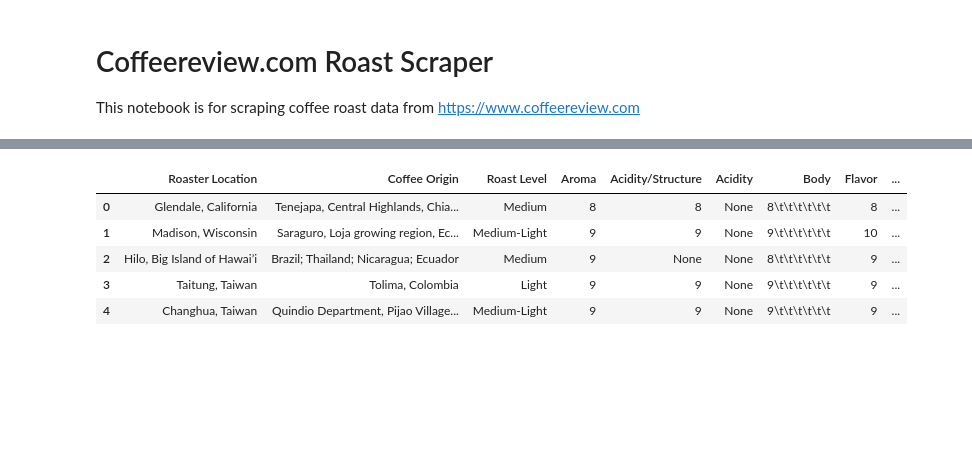
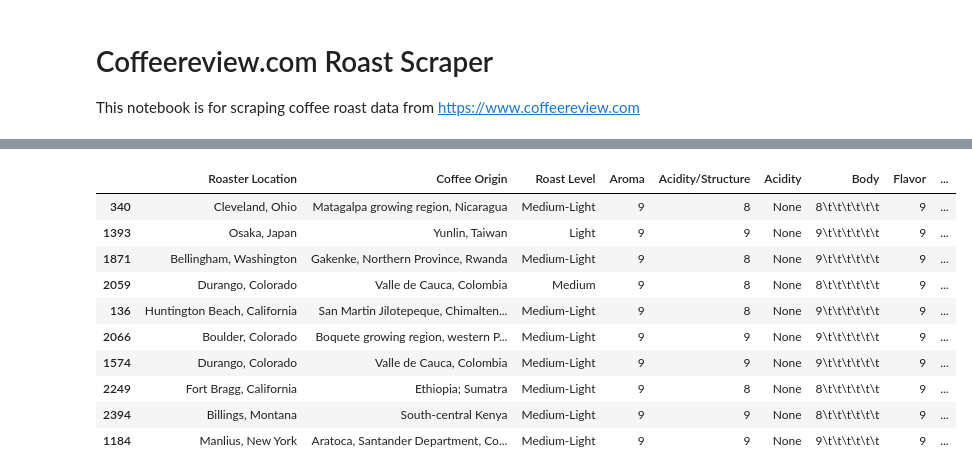
Before and after one commit to tynardone/coffee-reviews-analysis, a Jupyter notebook: coffee-review-scrape.ipynb, the cells around one changed output, grey strips where cells are left out. Drawn from its saved outputs; the diff is of its cells as text; code cells hidden in the pictures; blank space fills up the shorter version.

```diff
--- a/coffee-review-scrape.ipynb
+++ b/coffee-review-scrape.ipynb
@@ -186,13 +184,18 @@ KeyboardInterrupt:
 # %%
 df_roast = pd.DataFrame(roast_data)
-df_roast.head()
+df_roast.sample(10)
 # %% [output]
 |  | Roaster Location | Coffee Origin | Roast Level | Aroma | Acidity/Structure | Acidity | Body | Flavor | ... |
-| 0 | Glendale, California | Tenejapa, Central Highlands, Chia... | Medium | 8 | 8 | None | 8\t\t\t\t\t\t | 8 | ... |
-| 1 | Madison, Wisconsin | Saraguro, Loja growing region, Ec... | Medium-Light | 9 | 9 | None | 9\t\t\t\t\t\t | 10 | ... |
-| 2 | Hilo, Big Island of Hawai’i | Brazil; Thailand; Nicaragua; Ecuador | Medium | 9 | None | None | 8\t\t\t\t\t\t | 9 | ... |
-| 3 | Taitung, Taiwan | Tolima, Colombia | Light | 9 | 9 | None | 9\t\t\t\t\t\t | 9 | ... |
-| 4 | Changhua, Taiwan | Quindio Department, Pijao Village... | Medium-Light | 9 | 9 | None | 9\t\t\t\t\t\t | 9 | ... |
+| 340 | Cleveland, Ohio | Matagalpa growing region, Nicaragua | Medium-Light | 9 | 8 | None | 8\t\t\t\t\t\t | 9 | ... |
+| 1393 | Osaka, Japan | Yunlin, Taiwan | Light | 9 | 9 | None | 9\t\t\t\t\t\t | 9 | ... |
+| 1871 | Bellingham, Washington | Gakenke, Northern Province, Rwanda | Medium-Light | 9 | 8 | None | 9\t\t\t\t\t\t | 9 | ... |
+| 2059 | Durango, Colorado | Valle de Cauca, Colombia | Medium | 9 | 8 | None | 8\t\t\t\t\t\t | 9 | ... |
+| 136 | Huntington Beach, California | San Martin Jilotepeque, Chimalten... | Medium-Light | 9 | 8 | None | 9\t\t\t\t\t\t | 9 | ... |
+| 2066 | Boulder, Colorado | Boquete growing region, western P... | Medium-Light | 9 | 9 | None | 9\t\t\t\t\t\t | 9 | ... |
+| 1574 | Durango, Colorado | Valle de Cauca, Colombia | Medium-Light | 9 | 9 | None | 9\t\t\t\t\t\t | 9 | ... |
+| 2249 | Fort Bragg, California | Ethiopia; Sumatra | Medium-Light | 9 | 8 | None | 8\t\t\t\t\t\t | 9 | ... |
+| 2394 | Billings, Montana | South-central Kenya | Medium-Light | 9 | 9 | None | 8\t\t\t\t\t\t | 9 | ... |
+| 1184 | Manlius, New York | Aratoca, Santander Department, Co... | Medium-Light | 9 | 9 | None | 9\t\t\t\t\t\t | 9 | ... |
 # %%
 df = df_temp.merge(df_roast, left_on="Complete_Review_URL", right_on="url")
 df.sample(4)
```
Also changed, not shown: parts of 3 cells of this notebook, 1 other file.
